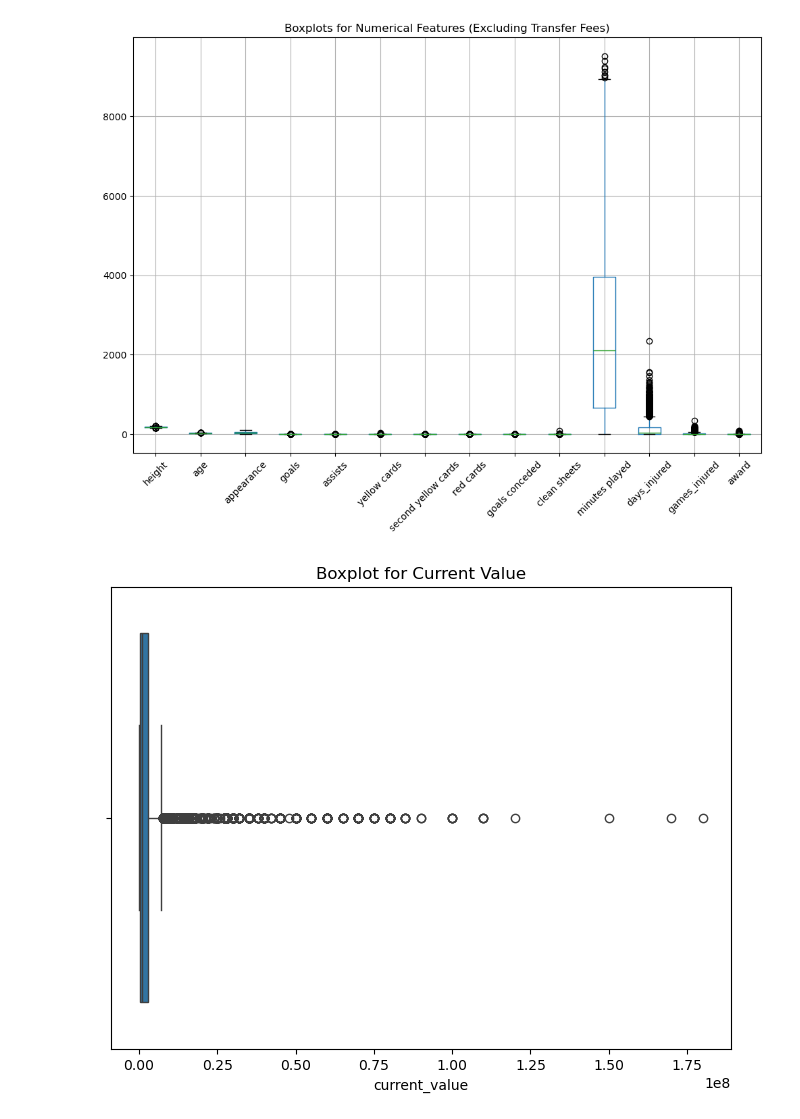
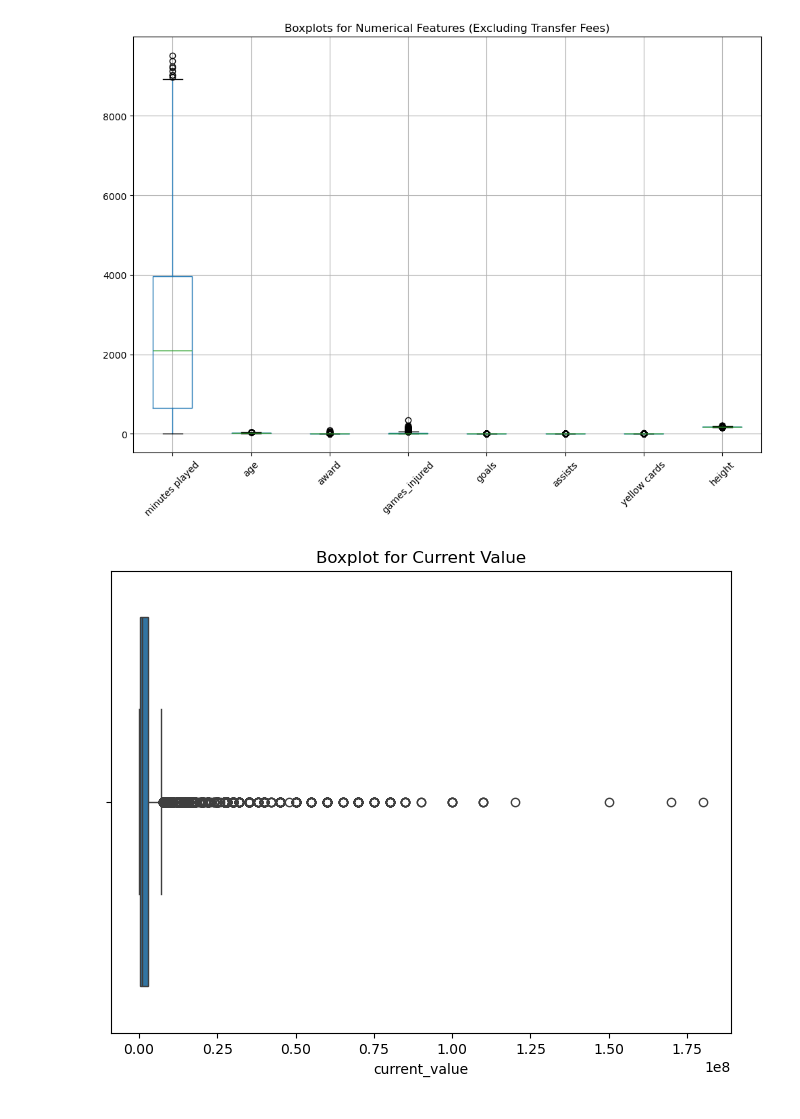
Before and after one commit to lucas-alba/MLFinalProject, a Jupyter notebook: Predict Player Value/Final Project- Machine Learning.ipynb, the cells around one changed output. Drawn from its saved outputs; the diff is of its cells as text; code cells hidden in the pictures.

```diff
--- a/Predict Player Value/Final Project- Machine Learning.ipynb
+++ b/Predict Player Value/Final Project- Machine Learning.ipynb
@@ -20,7 +20,7 @@ from sklearn import metrics
 # load in the transfer fee data into dataframe
 # file_path = C:\Users\tycho\Downloads
 df = pd.read_csv(r'final_data.csv')
-transfer = df[['current_value', 'highest_value', 'height', 'age', 'appearance', 'goals', 'assists', 'yellow cards', 'second yellow cards', 'red cards', 'goals conceded', 'clean sheets', 'minutes played', 'days_injured', 'games_injured', 'award']]
+transfer = df[['current_value', 'height', 'age', 'goals', 'assists', 'yellow cards', 'second yellow cards', 'red cards', 'goals conceded', 'clean sheets', 'minutes played', 'games_injured', 'award']]
 # first 5 rows
 # display(transfer.head())
 
@@ -50,25 +50,24 @@ max     2349.000000     339.000000     92.000000
 # %%
-transfer_fee_columns = ['current_value', 'highest_value']
-other_columns = ['height', 'age', 'appearance', 'goals', 'assists', 'yellow cards', 'second yellow cards', 'red cards', 'goals conceded', 'clean sheets', 'minutes played', 'days_injured', 'games_injured', 'award']
-
+transfer_fee_columns = ['current_value']
+other_columns = ['minutes played', 'age', 'award', 'games_injured', 'goals', 'assists', 'yellow cards', 'height']
 # Boxplots for other columns
 plt.figure(figsize=(12, 8))
 transfer[other_columns].boxplot()
 plt.title("Boxplots for Numerical Features (Excluding Transfer Fees)")
 plt.xticks(rotation=45)
 plt.show()
 
 # Boxplot for current_value
 plt.figure(figsize=(8, 6))
 sns.boxplot(data=transfer, x='current_value')
 plt.title("Boxplot for Current Value")
 plt.show()
 
 # Boxplot for highest_value
-plt.figure(figsize=(8, 6))
-sns.boxplot(data=transfer, x='highest_value')
-plt.title("Boxplot for Highest Value")
-plt.show()
+#plt.figure(figsize=(8, 6))
+#sns.boxplot(data=transfer, x='highest_value')
+#plt.title("Boxplot for Highest Value")
+#plt.show()
 # %% [output]
-[figure, old version]
+[figure, new version]
 [figure]
```
Also changed, not shown: parts of 20 cells of this notebook.
